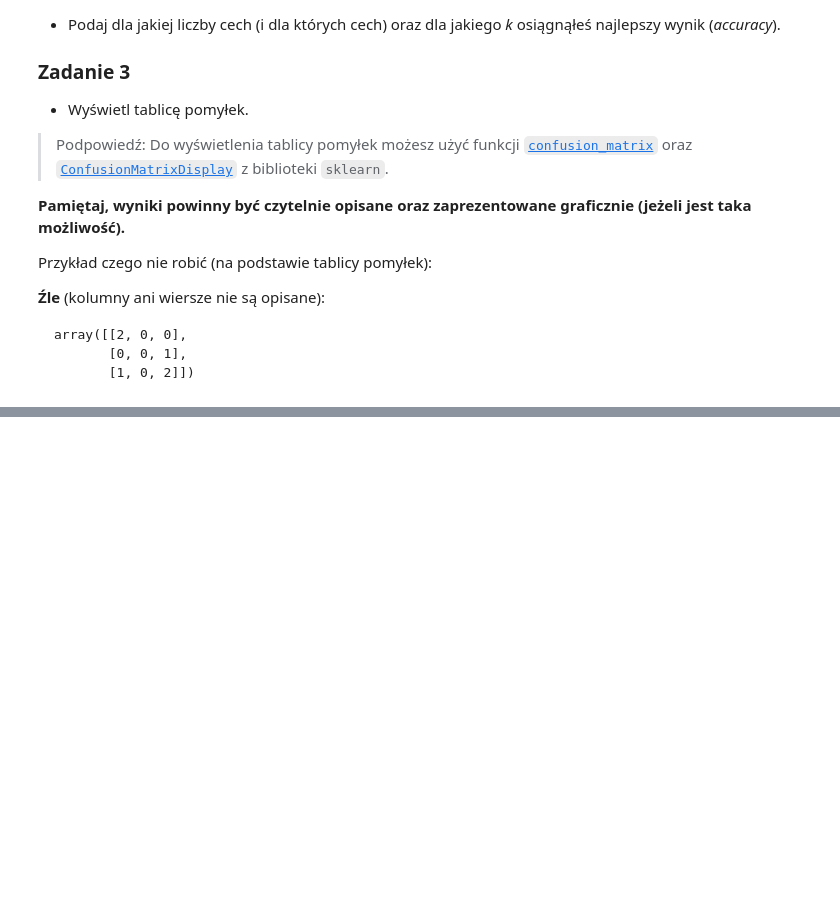
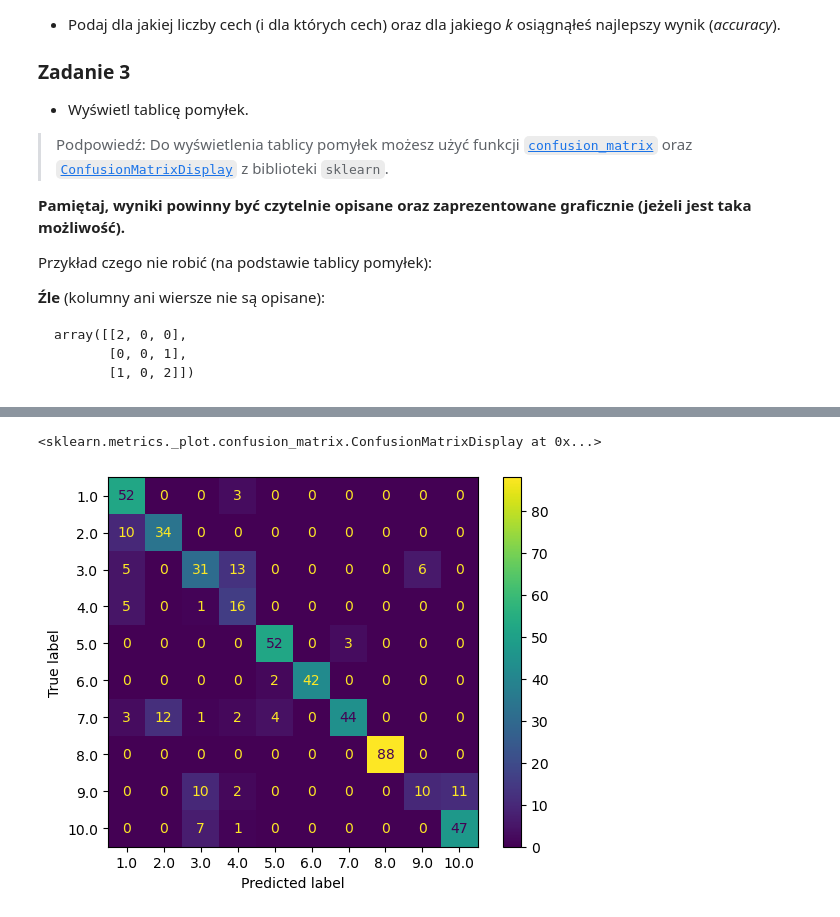
Before and after one commit to HaZhul/Statistics-in-data-analysis, a Jupyter notebook: SwAD4/Lab4.ipynb, the cells around one changed output, grey strips where cells are left out. Saved outputs shown, nothing was run; the diff lists cells and outputs as text; code cells hidden in the pictures; blank space fills up the shorter version.

```diff
--- a/SwAD4/Lab4.ipynb
+++ b/SwAD4/Lab4.ipynb
@@ -52,0 +112,11 @@ array([[2, 0, 0],
+# %%
+from sklearn.metrics import confusion_matrix, ConfusionMatrixDisplay
+
+y_pred_max_i = y_pred_list[max_i - 1]
+
+cm = confusion_matrix(y_test, y_pred_max_i, labels=neigh.classes_)
+disp = ConfusionMatrixDisplay(confusion_matrix=cm, display_labels=neigh.classes_)
+disp.plot()
+# %% [output]
+<sklearn.metrics._plot.confusion_matrix.ConfusionMatrixDisplay at 0x...>
+[figure, added]
```
Also changed, not shown: parts of 2 cells of this notebook.
